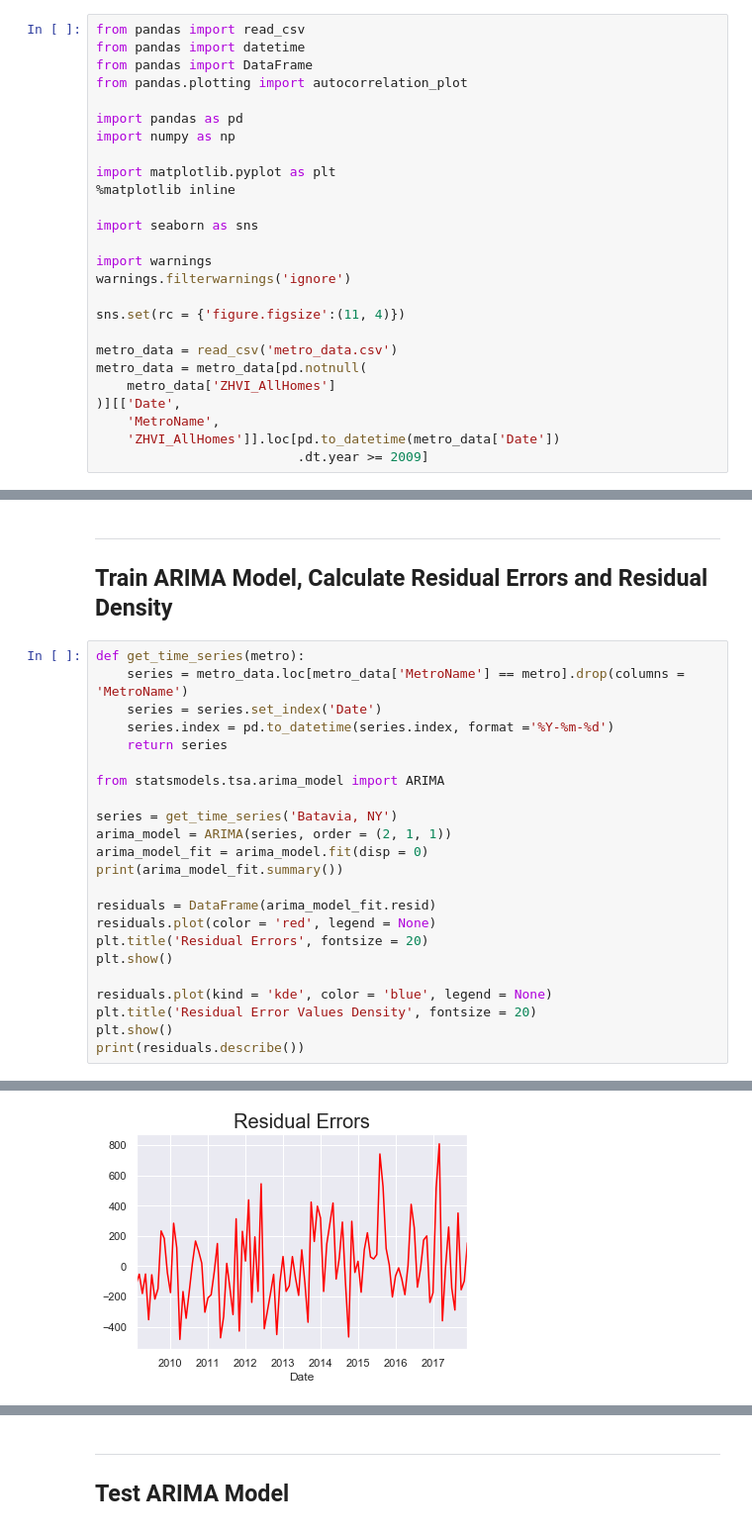
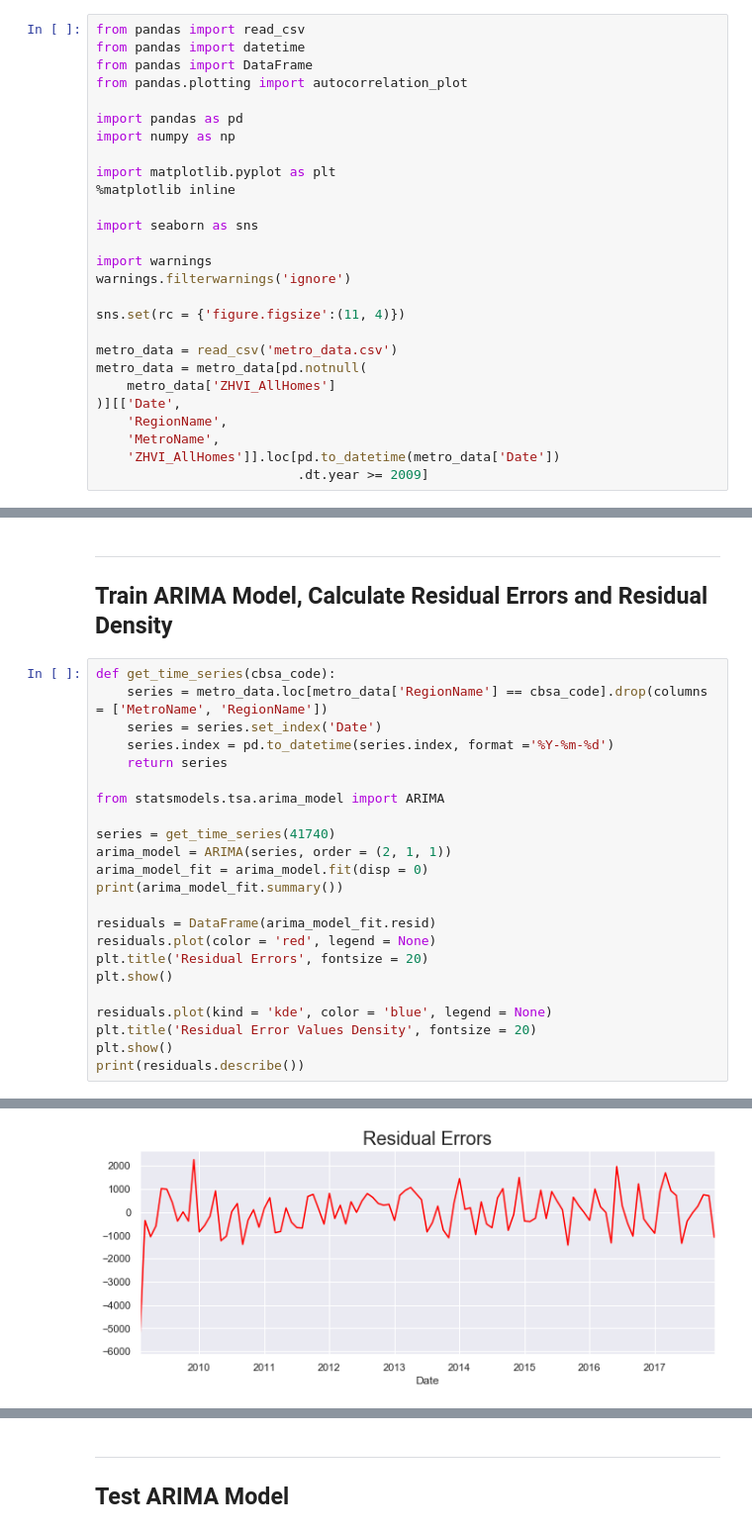
Before and after one commit to agupta01/ds3-zillow, a Jupyter notebook: arima_zhvi.ipynb, the cells around one changed output, grey strips where cells are left out. Shown at 99% size. Saved outputs shown, nothing was run; the diff lists cells and outputs as text.

```diff
--- a/arima_zhvi.ipynb
+++ b/arima_zhvi.ipynb
@@ -62,6 +62,7 @@ metro_data = read_csv('metro_data.csv')
 metro_data = metro_data[pd.notnull(
     metro_data['ZHVI_AllHomes']
 )][['Date',
+    'RegionName',
     'MetroName',
     'ZHVI_AllHomes']].loc[pd.to_datetime(metro_data['Date'])
                           .dt.year >= 2009]
@@ -85,15 +86,15 @@ plot_zhvi('Batavia, NY')
 ***
 ## Train ARIMA Model, Calculate Residual Errors and Residual Density
 # %%
-def get_time_series(metro):
-    series = metro_data.loc[metro_data['MetroName'] == metro].drop(columns = 'MetroName')
+def get_time_series(cbsa_code):
+    series = metro_data.loc[metro_data['RegionName'] == cbsa_code].drop(columns = ['MetroName', 'RegionName'])
     series = series.set_index('Date')
     series.index = pd.to_datetime(series.index, format ='%Y-%m-%d')
     return series
 
 from statsmodels.tsa.arima_model import ARIMA
 
-series = get_time_series('Batavia, NY')
+series = get_time_series(41740)
 arima_model = ARIMA(series, order = (2, 1, 1))
 arima_model_fit = arima_model.fit(disp = 0)
 print(arima_model_fit.summary())
@@ -127,2 +128,2 @@ MA.1           -1.4120           +0.0000j            1.4120            0.5000
 -----------------------------------------------------------------------------
-[figure, old version]
+[figure, new version]
```
Also changed, not shown: parts of 5 cells of this notebook.
